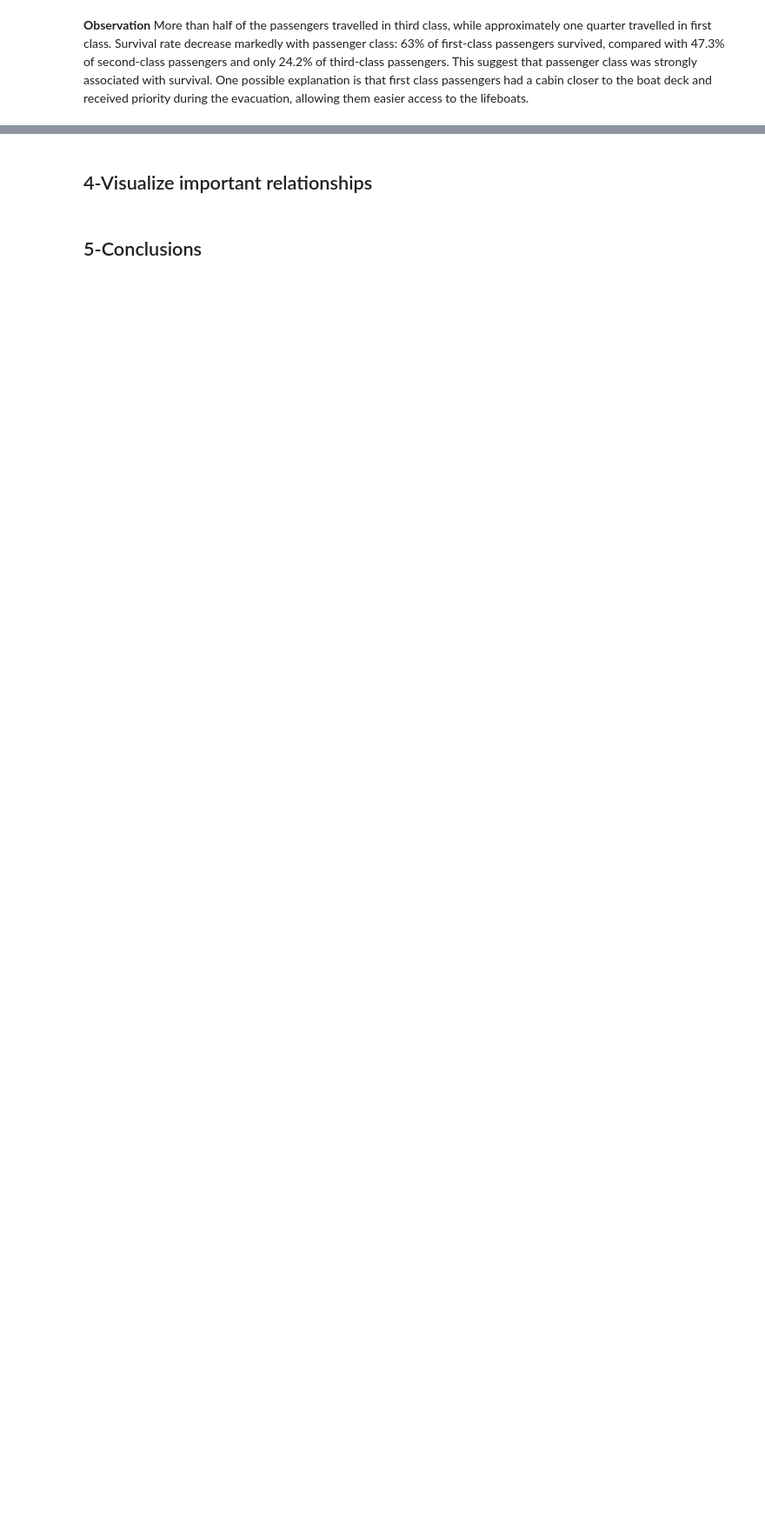
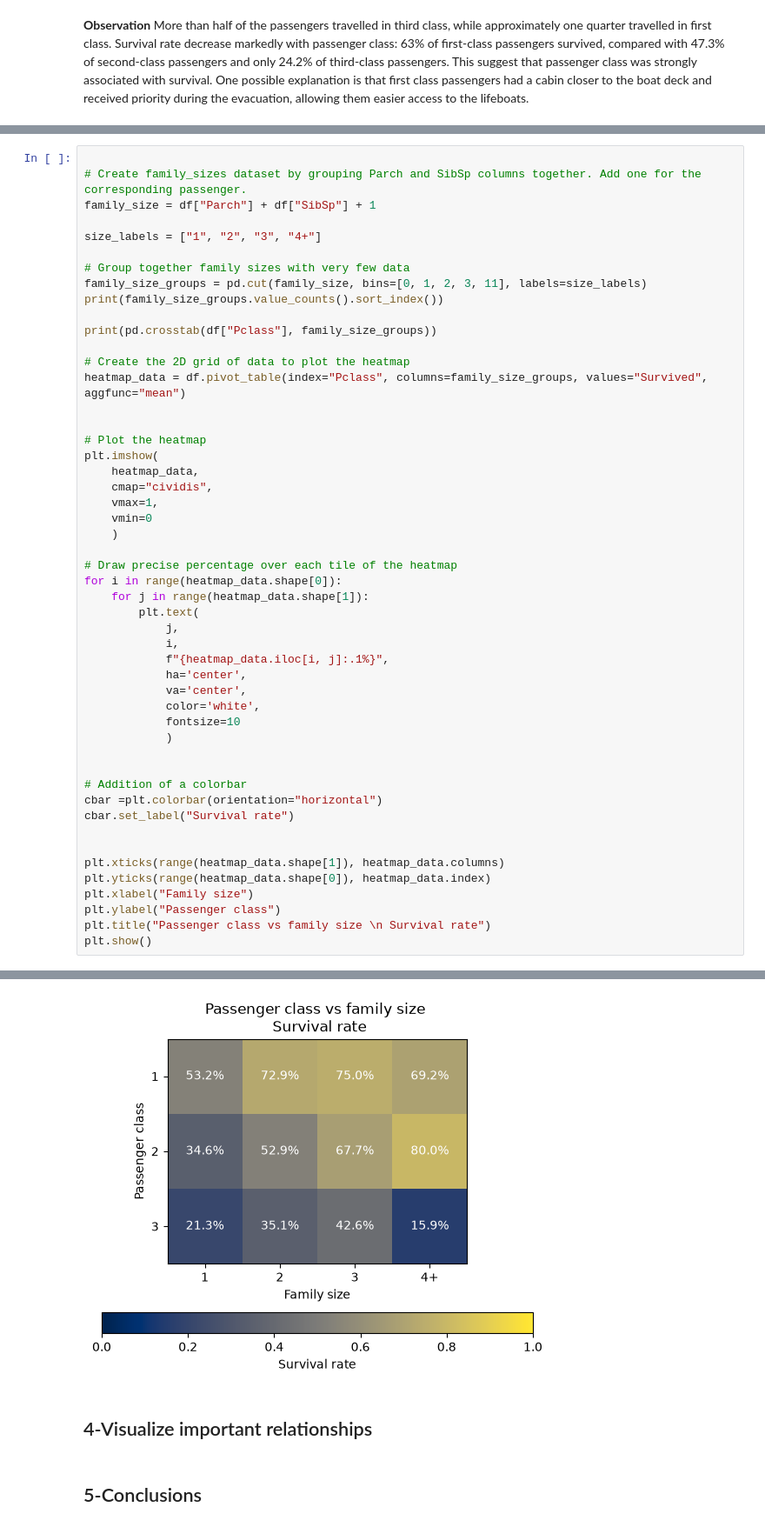
Before and after one commit to gaetanmagnier/project-001-titanic-eda, a Jupyter notebook: notebooks/project_001_titanic_eda.ipynb, the cells around one changed output, grey strips where cells are left out. Shown at 87% size. Drawn from its saved outputs; the diff is of its cells as text; blank space fills up the shorter version.

```diff
--- a/notebooks/project_001_titanic_eda.ipynb
+++ b/notebooks/project_001_titanic_eda.ipynb
@@ -188,0 +226,51 @@ More than half of the passengers travelled in third class, while approximately o
+# %%
+
+# Create family_sizes dataset by grouping Parch and SibSp columns together. Add one for the corresponding passenger.
+family_size = df["Parch"] + df["SibSp"] + 1
+
+size_labels = ["1", "2", "3", "4+"]
+
+# Group together family sizes with very few data
+family_size_groups = pd.cut(family_size, bins=[0, 1, 2, 3, 11], labels=size_labels)
+print(family_size_groups.value_counts().sort_index())
+
+print(pd.crosstab(df["Pclass"], family_size_groups))
+
+# Create the 2D grid of data to plot the heatmap
+heatmap_data = df.pivot_table(index="Pclass", columns=family_size_groups, values="Survived", aggfunc="mean")
+
+
+# Plot the heatmap
+plt.imshow(
+    heatmap_data,
+    cmap="cividis",
+    vmax=1,
+    vmin=0
+    )
+
+# Draw precise percentage over each tile of the heatmap
+for i in range(heatmap_data.shape[0]):
+    for j in range(heatmap_data.shape[1]):
+        plt.text(
+            j,
+            i,
+            f"{heatmap_data.iloc[i, j]:.1%}",
+            ha='center',
+            va='center',
+            color='white',
+            fontsize=10
+            )
+
+
+# Addition of a colorbar
+cbar =plt.colorbar(orientation="horizontal")
+cbar.set_label("Survival rate")
+
+
+plt.xticks(range(heatmap_data.shape[1]), heatmap_data.columns)
+plt.yticks(range(heatmap_data.shape[0]), heatmap_data.index)
+plt.xlabel("Family size")
+plt.ylabel("Passenger class")
+plt.title("Passenger class vs family size \n Survival rate")
+plt.show()
+# %% [output]
@@ -189,3 +287,4 @@ More than half of the passengers travelled in third class, while approximately o
+[figure, added]
 # %% [markdown]
 ## 4-Visualize important relationships
 # %% [markdown]
```
Also changed, not shown: parts of 2 cells of this notebook.
